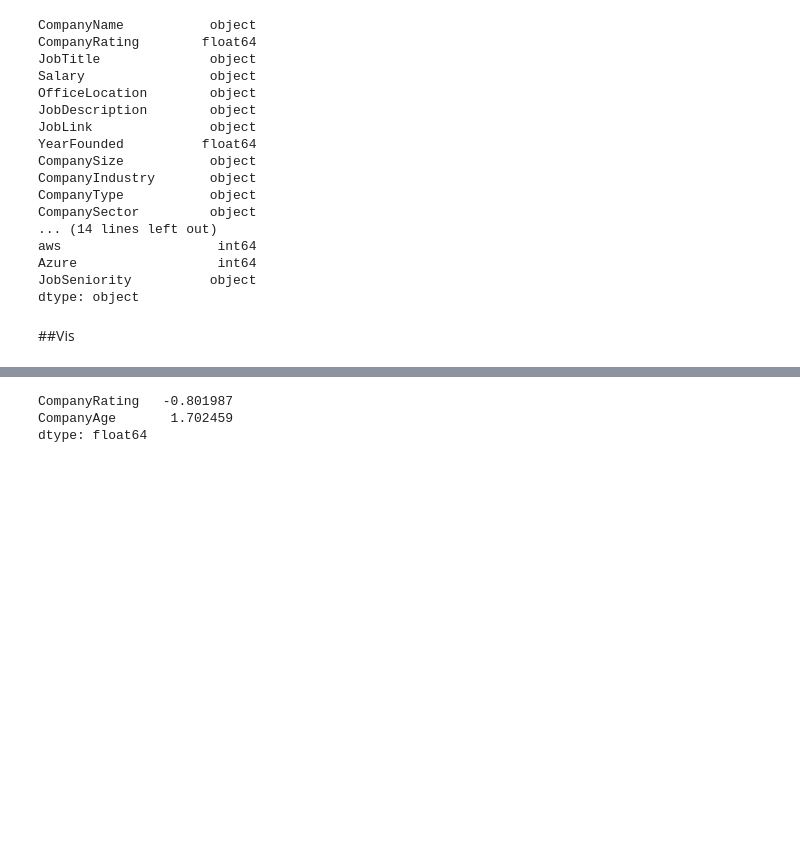
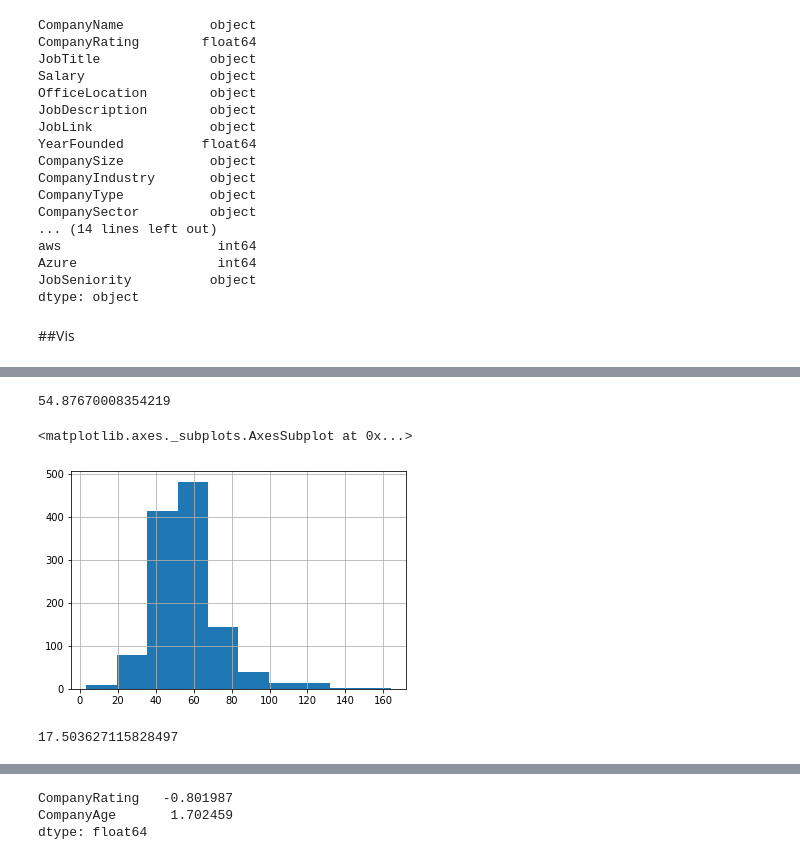
Before and after one commit to YunlouTeng/Data-Analyst-Salary-Predictor, a Jupyter notebook: Model/regression_model.ipynb, the cells around one changed output, grey strips where cells are left out. Drawn from its saved outputs; the diff is of its cells as text; code cells hidden in the pictures; blank space fills up the shorter version.

```diff
--- a/Model/job_analysis_modeling.ipynb
+++ b/Model/regression_model.ipynb
@@ -119,0 +134,13 @@ dtype: object
+# %%
+np.mean(data['AvgSalary'])
+# %% [output]
+54.87670008354219
+# %%
+data['AvgSalary'].hist()
+# %% [output]
+<matplotlib.axes._subplots.AxesSubplot at 0x...>
+[figure, added]
+# %%
+np.std(data['AvgSalary'])
+# %% [output]
+17.503627115828497
```
Also changed, not shown: parts of 10 cells of this notebook, 2 other files.
